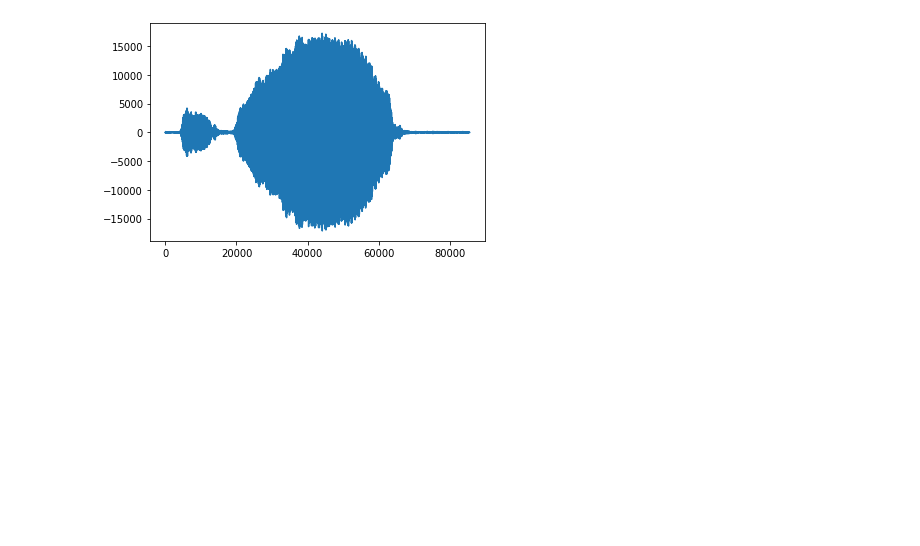
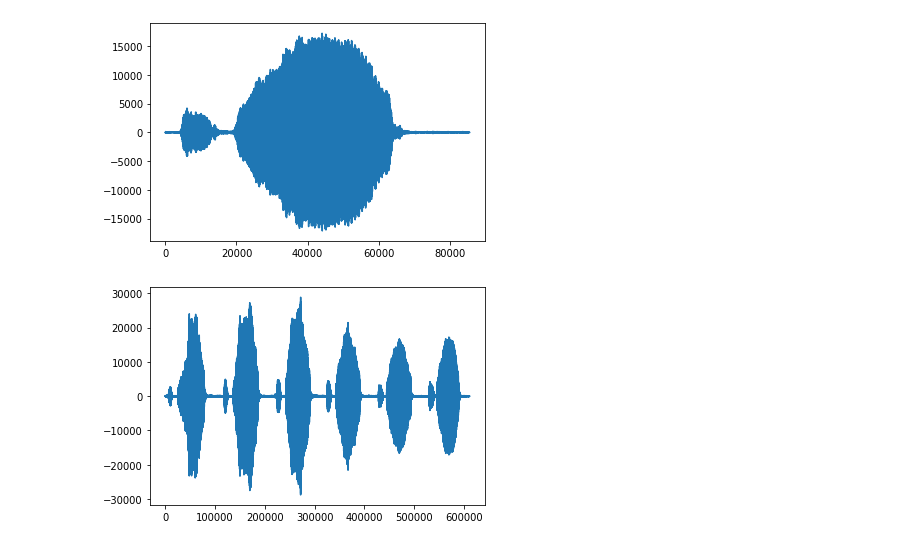
Before and after one commit to yingxu123/ForestOGram, a Jupyter notebook: python/ViewSegments.ipynb, the cells around one changed output. Saved outputs shown, nothing was run; the diff lists cells and outputs as text; code cells hidden in the pictures; blank space fills up the shorter version.

```diff
--- a/python/ViewSegments.ipynb
+++ b/python/ViewSegments.ipynb
@@ -14,8 +14,10 @@ finish generating segment 5 is from 12.4 s (546840) to 14.34 (632394)s
 # %%
+all_segs = []
 for seg in segments:
     fig = plt.figure()
     plt.plot(seg)
     plt.show()
+    all_segs.extend(seg)
 # %% [output]
 [figure]
 [figure]
@@ -23,3 +25,9 @@ for seg in segments:
 [figure]
 [figure]
 [figure]
+# %%
+fig = plt.figure()
+plt.plot(all_segs)
+plt.show()
+# %% [output]
+[figure, added]
```
Also changed, not shown: parts of 2 cells of this notebook, 2 other files.
